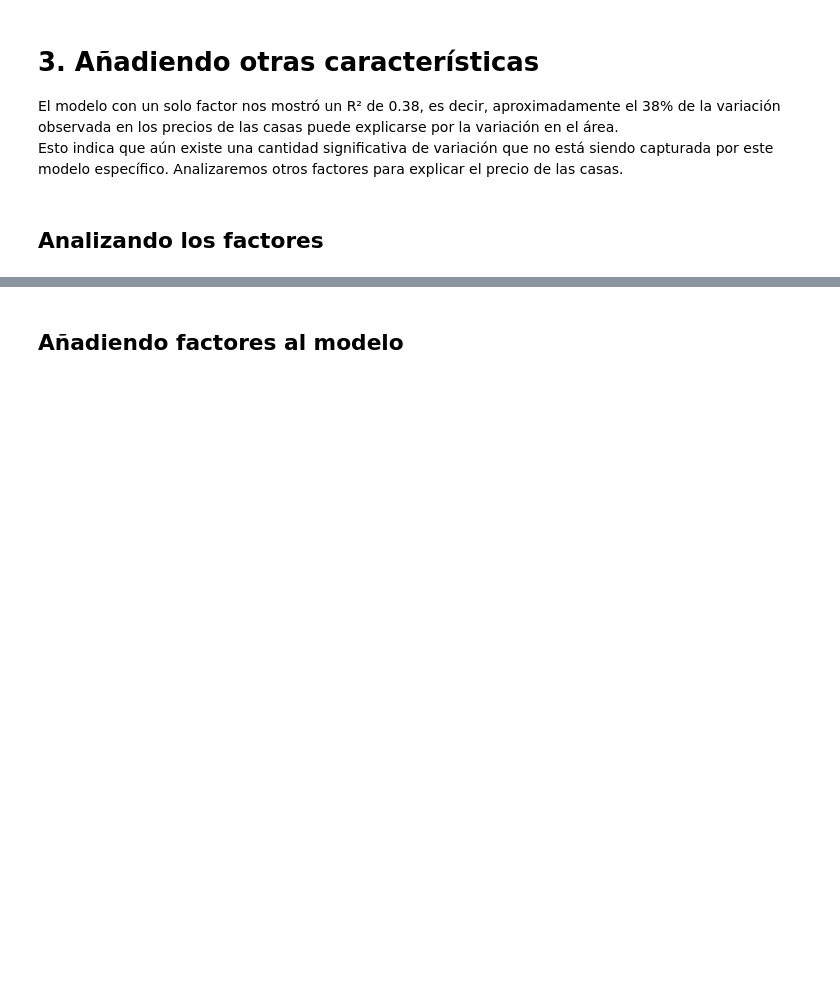
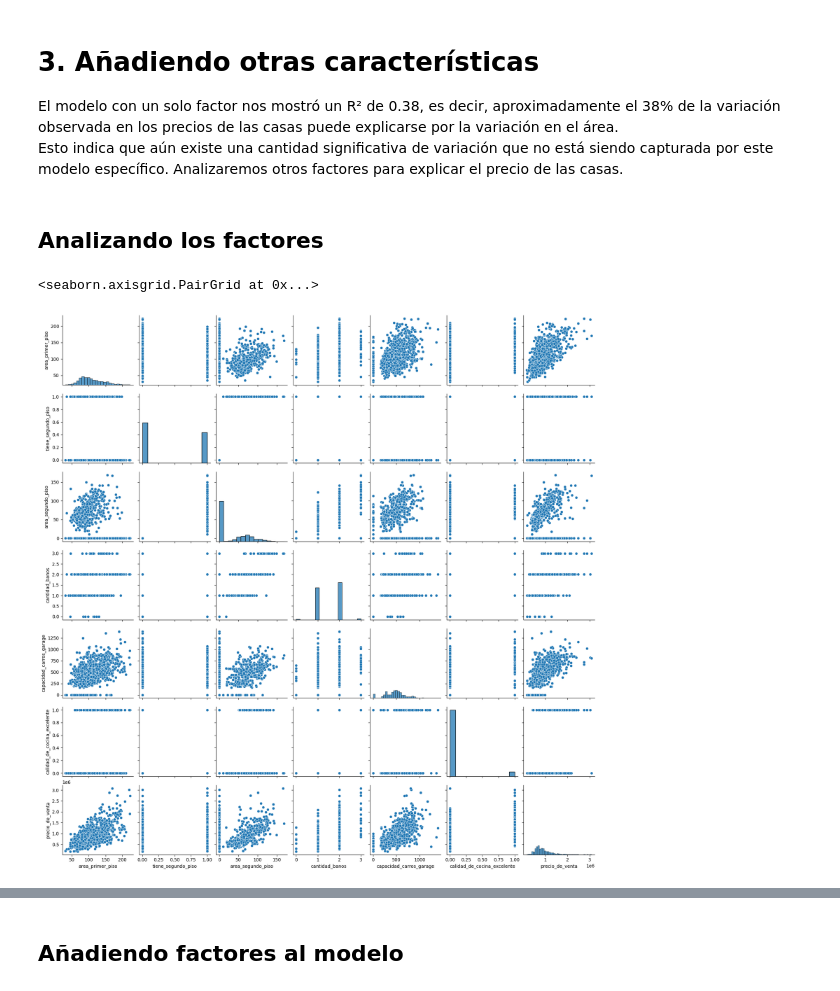
Before and after one commit to germaini/DATA_Desafio_tienda, a Jupyter notebook: precios_de_inmuebles_regresion_lineal.ipynb, the cells around one changed output, grey strips where cells are left out. Saved outputs shown, nothing was run; the diff lists cells and outputs as text; code cells hidden in the pictures; blank space fills up the shorter version.

```diff
--- a/precios_de_inmuebles_regresion_lineal.ipynb
+++ b/precios_de_inmuebles_regresion_lineal.ipynb
@@ -183,5 +253,9 @@ Esto indica que aún existe una cantidad significativa de variación que no est
 ## Analizando los factores
 # %%
 # cuáles otras características podrían explicar el precio de los inmuebles?
+sns.pairplot(datos)
+# %% [output]
+<seaborn.axisgrid.PairGrid at 0x...>
+[figure, added]
 # %%
 #Vamos a analizar solamente y_vars='precio_de_venta'
```
Also changed, not shown: parts of 25 cells of this notebook.
